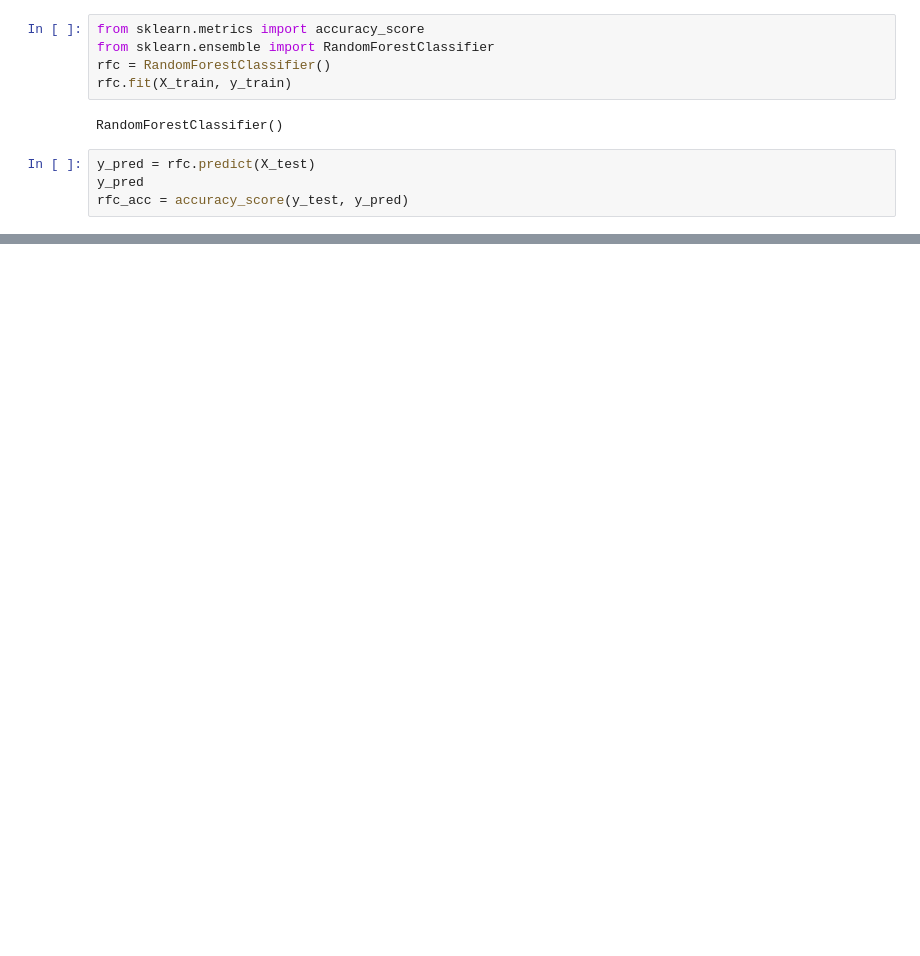
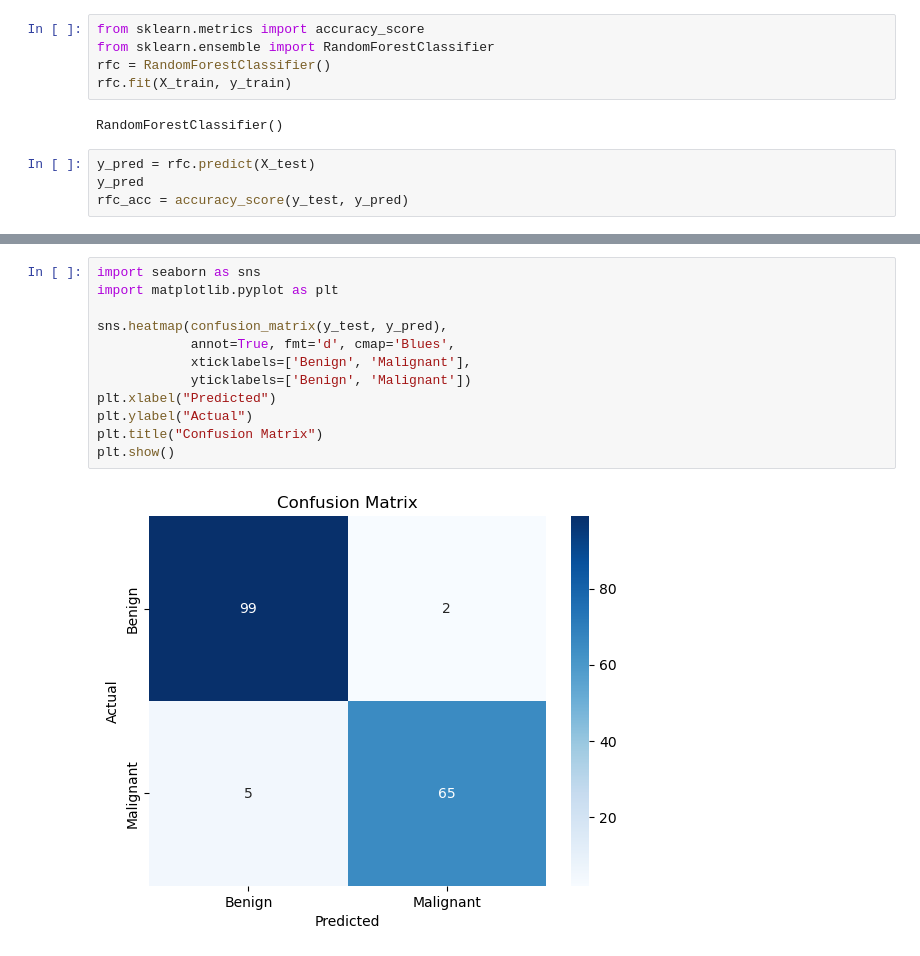
Before and after one commit to murarigarikina/tumor_detection, a Jupyter notebook: tumor_detection.ipynb, the cells around one changed output, grey strips where cells are left out. Cells and saved outputs as stored; diff of their text form; blank space fills up the shorter version.

```diff
--- a/tumor_detection.ipynb
+++ b/tumor_detection.ipynb
@@ -200,0 +224,14 @@ The Accuracy score of Random Forest Ml Model in predicting the tumor accurately
+# %%
+import seaborn as sns
+import matplotlib.pyplot as plt
+
+sns.heatmap(confusion_matrix(y_test, y_pred),
+            annot=True, fmt='d', cmap='Blues',
+            xticklabels=['Benign', 'Malignant'],
+            yticklabels=['Benign', 'Malignant'])
+plt.xlabel("Predicted")
+plt.ylabel("Actual")
+plt.title("Confusion Matrix")
+plt.show()
+# %% [output]
+[figure, added]
```
Also changed, not shown: parts of 9 cells of this notebook, 2 other files.
